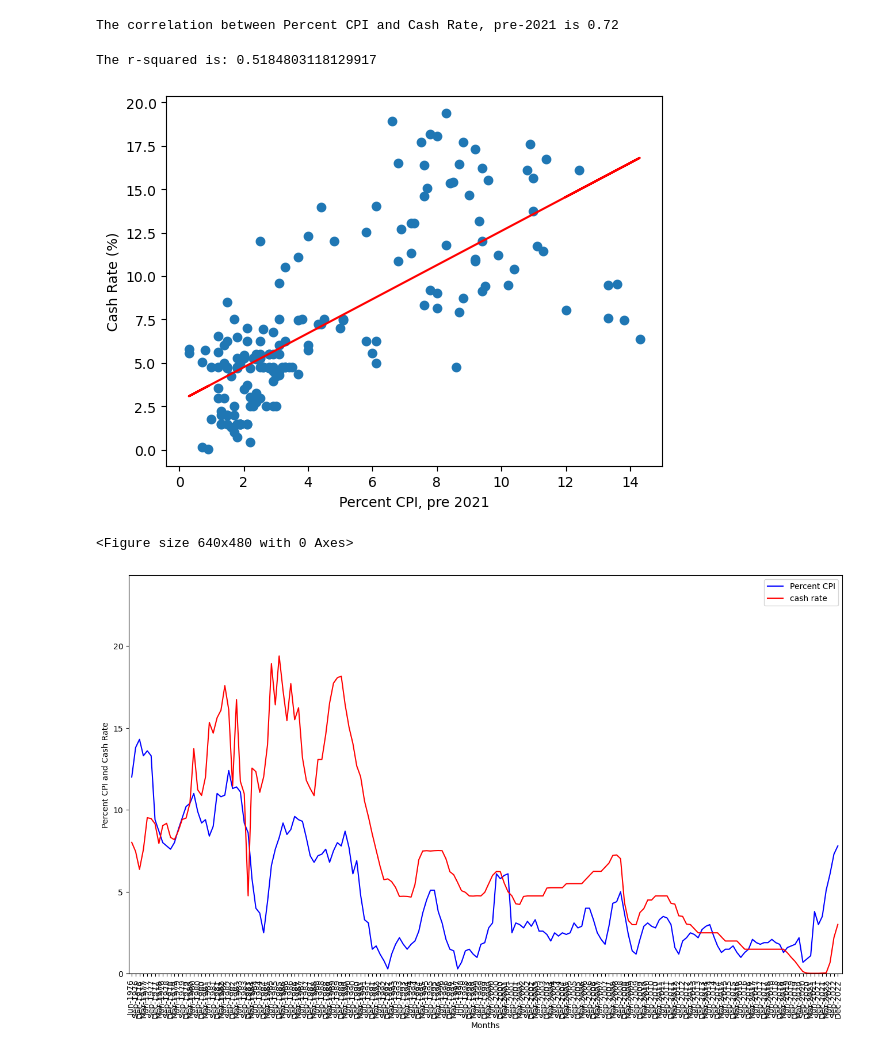
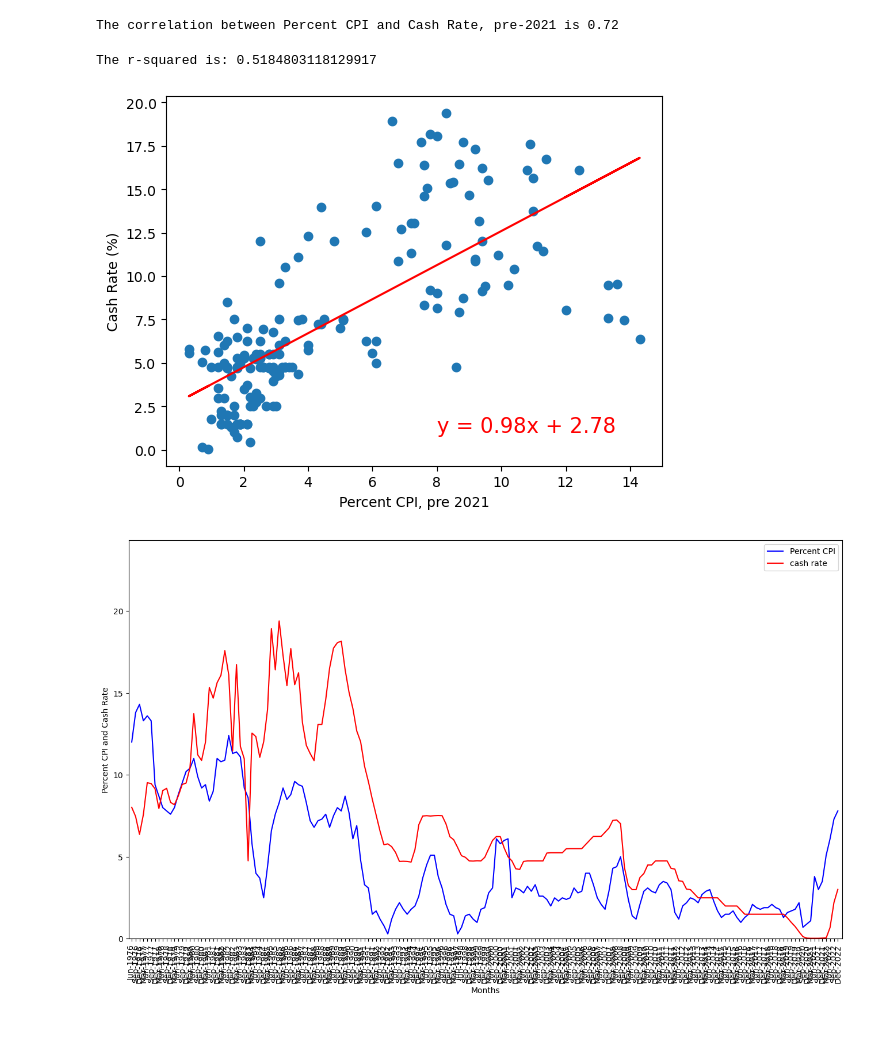
Before and after one commit to irwine-young/Project-1-Bootcamp, a Jupyter notebook: data_analysis_CPI.ipynb, the cells around one changed output. Saved outputs shown, nothing was run; the diff lists cells and outputs as text; code cells hidden in the pictures.

```diff
--- a/data_analysis_CPI.ipynb
+++ b/data_analysis_CPI.ipynb
@@ -220,23 +218,21 @@ The correlation between Percent CPI and Cash Rate, pre-2021 is 0.72
 # %%
 #Print out the r-squared value along with the plot
 x_values_no2021 = filtered_df["Percent CPI"]
 y_values_no2021 = filtered_df["Cash Rate (%)"]
 (slope2, intercept2, rvalue2, pvalue2, stderr2) = linregress(x_values_no2021, y_values_no2021)
 regress_values2 = x_values_no2021 * slope2 + intercept2
 line_eq2 = "y = " + str(round(slope2,2)) + "x + " + str(round(intercept2,2))
 plt.scatter(x_values_no2021, y_values_no2021)
 plt.plot(x_values_no2021,regress_values2,"r-")
-plt.annotate(line_eq2,(90,1),fontsize = 15, color = "red")
+plt.annotate(line_eq2,(8,1),fontsize = 15, color = "red")
 plt.xlabel('Percent CPI, pre 2021')
 plt.ylabel('Cash Rate (%)')
 print(f"The r-squared is: {rvalue2**2}")
+plt.savefig("Graphs/Correlation Percent CPI vs cash rate pre 2021.png")
 plt.show()
-
-plt.savefig("Output/Correlation Percent CPI and cash rate over time pre 2021.png")
 # %% [output]
 The r-squared is: 0.5184803118129917
-[figure, old version]
+[figure, new version]
-<Figure size 640x480 with 0 Axes>
 # %%
 # PLot CPI and cash rate vs Month
 plt.figure(figsize = (16,9))
```
Also changed, not shown: parts of 6 cells of this notebook, 28 other files.
